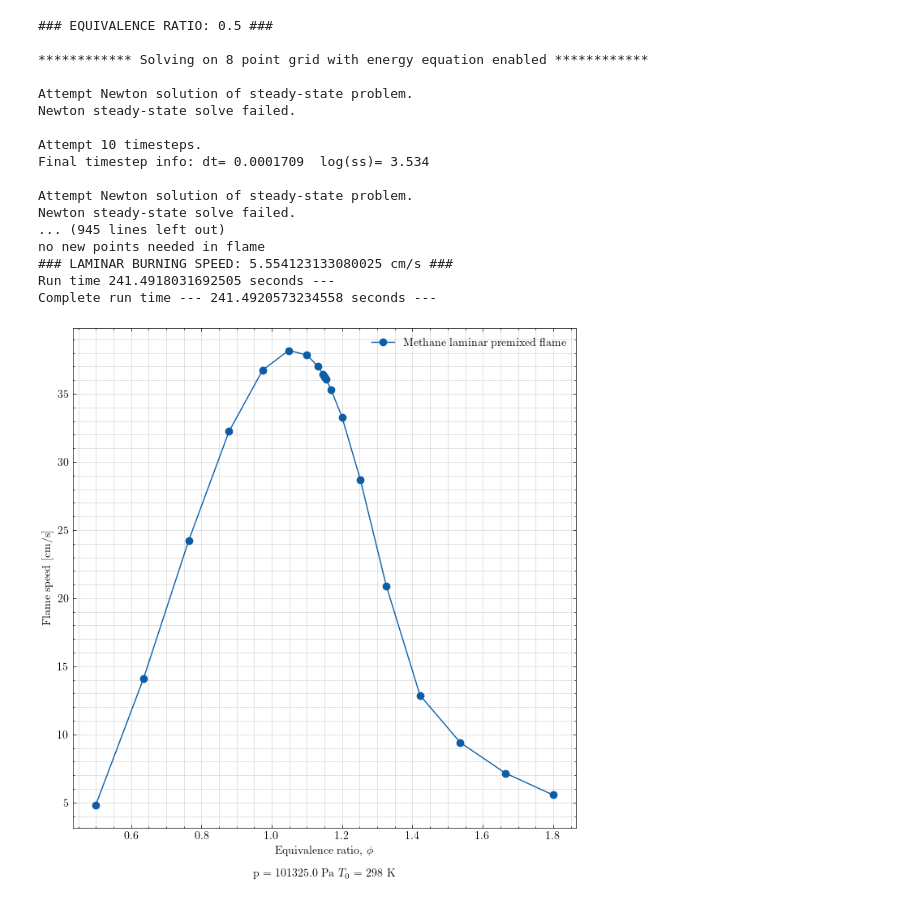
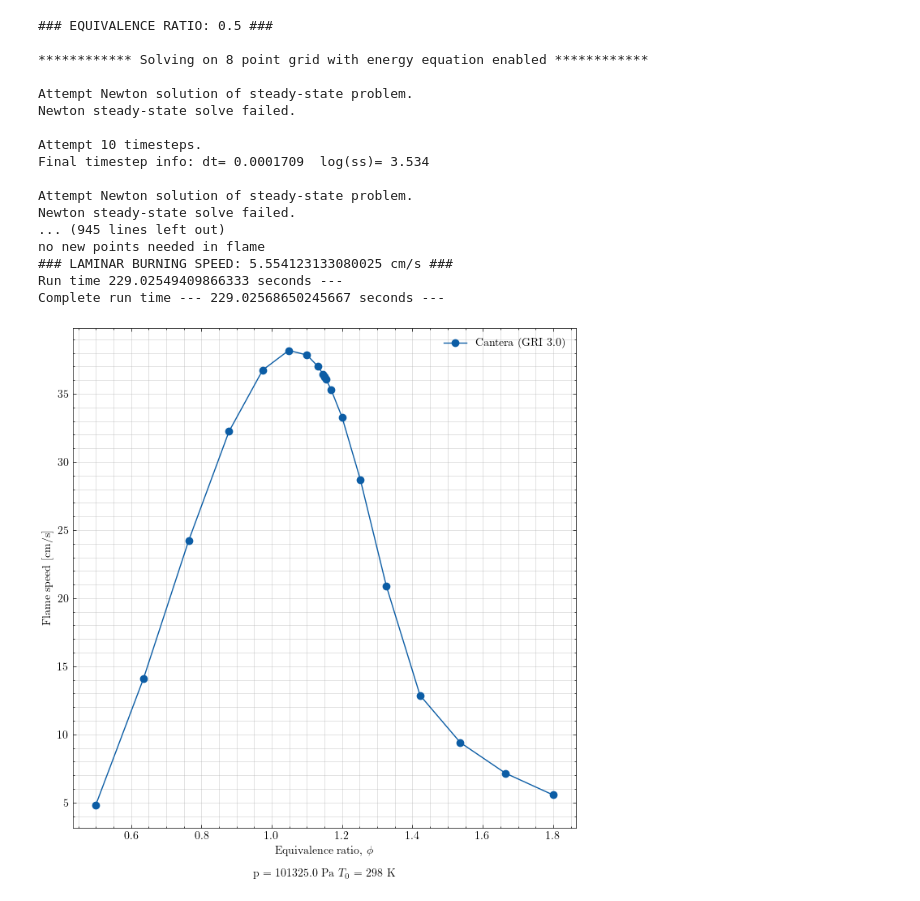
Before and after one commit to P3dr0ME/FlaMetComb, a Jupyter notebook: S_vs_phi.ipynb, the cells around one changed output. Cells and saved outputs as stored; diff of their text form; code cells hidden in the pictures.

```diff
--- a/S_vs_phi.ipynb
+++ b/S_vs_phi.ipynb
@@ -19,9 +19,10 @@ phi_begin = 0.5
 phi_end = 1.8
 N = 20
 phi_list = [phi_begin + (phi_end-phi_begin) * (n/(N-1) + np.sin(2*np.pi*n/(N-1))/(2*np.pi)) for n in range(N)]
+# Puntos que se concentran en el centro del intervalo (donde más varía la curva).
 
 for j, phi in enumerate(phi_list):
-    # Contador j no se usa
+    # Contador j vale 0, 1, 2 (las posiciones de la lista iterada, en vez de valores)
     print(f"\033[1;36m### EQUIVALENCE RATIO: {phi} ###\033[0m")
 
     gas_mix_incomplete.TP = T_0, p
@@ -39,7 +40,7 @@ for j, phi in enumerate(phi_list):
         # supera el 6% de la máx diferencia del perfil, añade puntos intermedios.
     # print(flame.grid)
 
-    if phi != phi_begin:
+    if j != 0:
         flame.set_initial_guess(data=flame_sol_previa)
         # Uso solución de llama con el phi anterior como punto de partida para este
         # Opcional. Tiempo cómputo se reduce 49%.
@@ -72,24 +73,24 @@ Newton steady-state solve failed.
 ... (945 lines left out)
 no new points needed in flame
 ### LAMINAR BURNING SPEED: 5.554123133080025 cm/s ###
-Run time 241.4918031692505 seconds ---
-Complete run time --- 241.4920573234558 seconds ---
+Run time 229.02549409866333 seconds ---
+Complete run time --- 229.02568650245667 seconds ---
 # %%
 plt.figure(figsize=(8,8))
 
 plt.plot(phi_list,
         vel_list,
-        label="Methane laminar premixed flame",
+        label="Cantera (GRI 3.0)",
         marker="o")
 
 plt.grid(True, which='both', alpha=0.5)
 
-plt.xlabel("Equivalence ratio, "+ r"$\phi$"+ f"\n \n p = {p} Pa    $T_{{0}}$ = {T_0} K")
+plt.xlabel("Equivalence ratio, " + r"$\phi$" + f"\n \n p = {p} Pa    $T_{{0}}$ = {T_0} K")
 plt.ylabel("Flame speed [cm/s]")
 
 plt.legend(loc='best', fontsize=10)
 
 plt.savefig("S_vs_phi.svg")
 plt.show()
 # %% [output]
-[figure, old version]
+[figure, new version]
```
Also changed, not shown: 10 other files.
